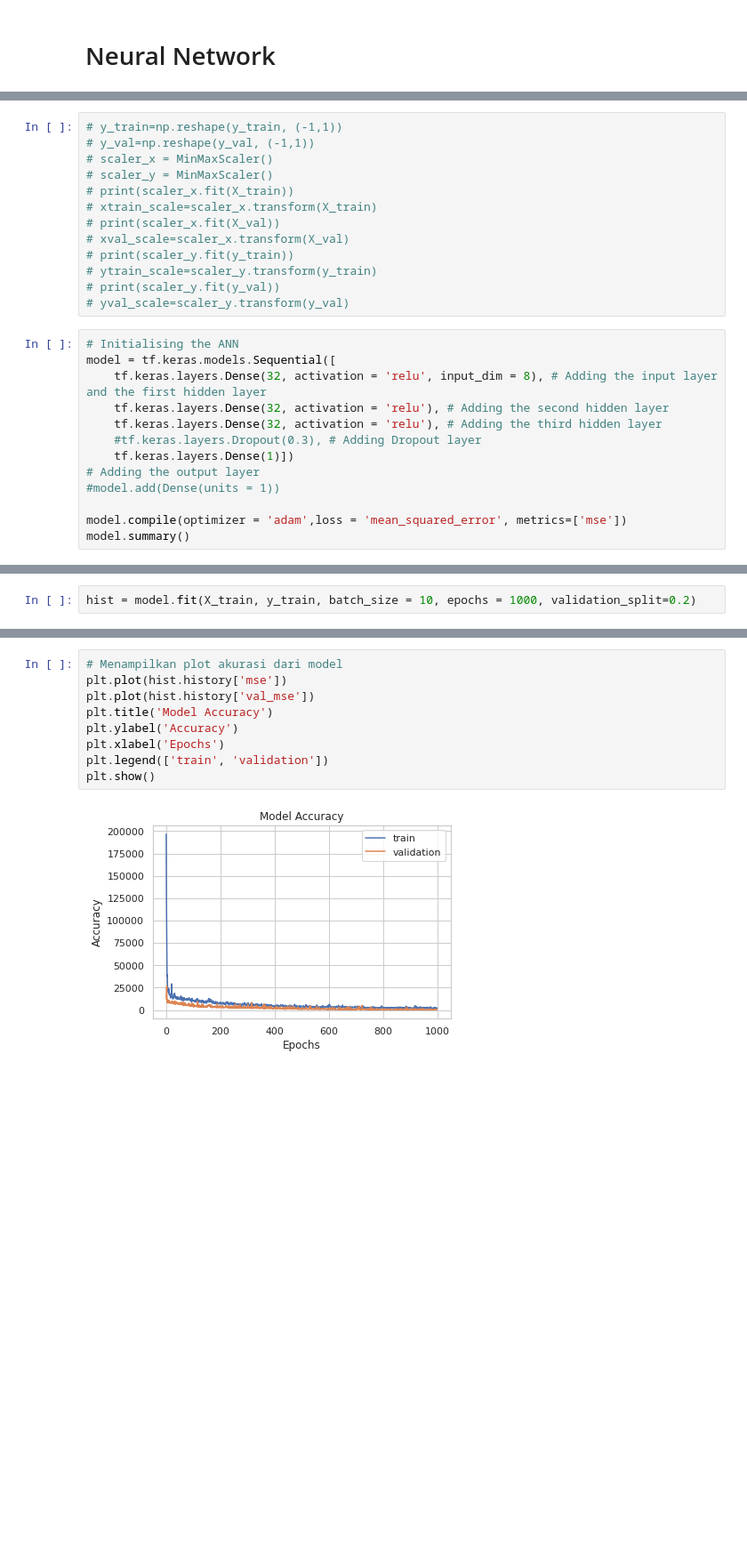
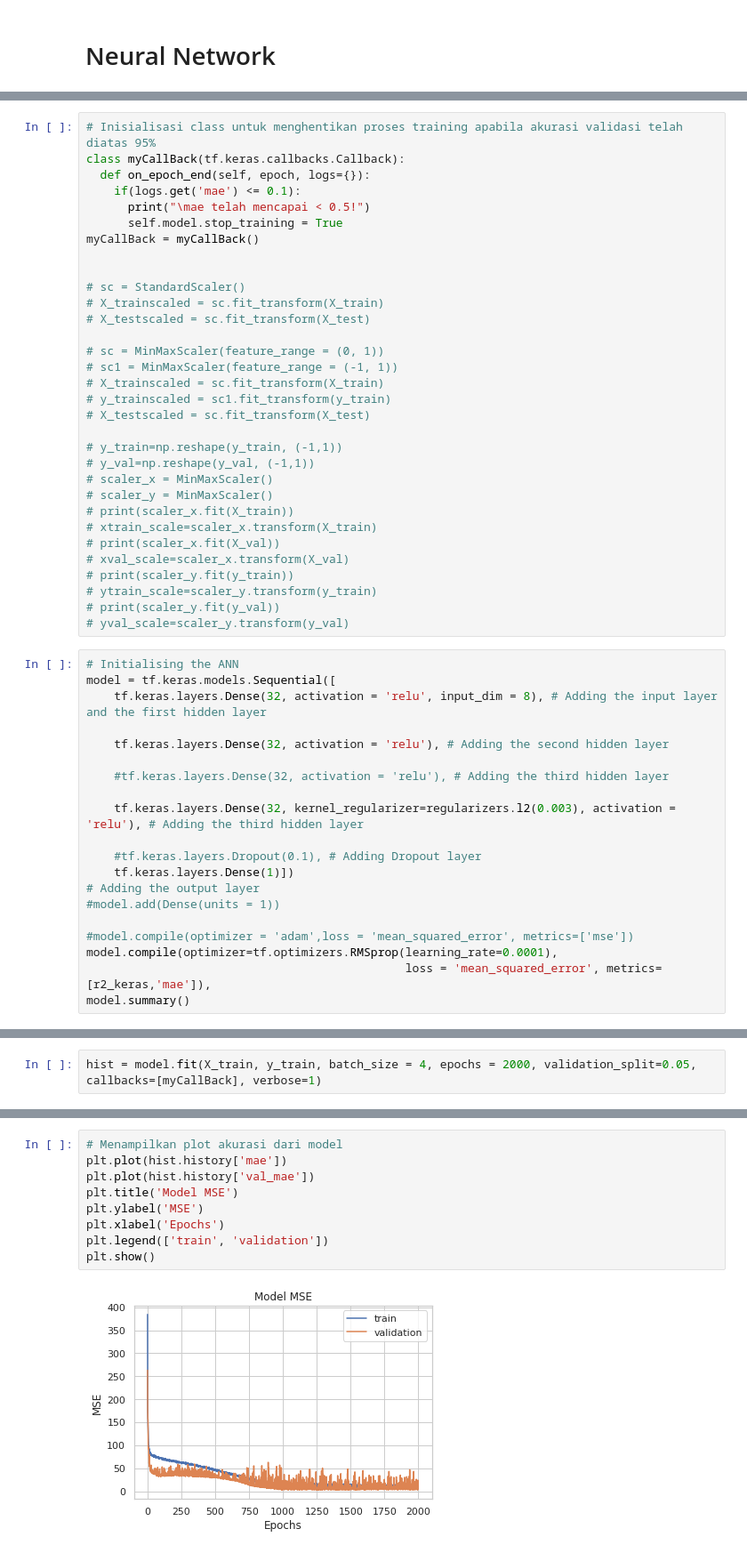
Before and after one commit to geadalfa/PrediksiWarna, a Jupyter notebook: Randomforest_NN.ipynb, the cells around one changed output, grey strips where cells are left out. Shown at 89% size. Cells and saved outputs as stored; diff of their text form; blank space fills up the shorter version.

```diff
--- a/Randomforest_NN.ipynb
+++ b/Randomforest_NN.ipynb
@@ -636,4 +645,23 @@ from sklearn.pipeline import Pipeline
 # %%
+# Inisialisasi class untuk menghentikan proses training apabila akurasi validasi telah diatas 95%
+class myCallBack(tf.keras.callbacks.Callback):
+  def on_epoch_end(self, epoch, logs={}):
+    if(logs.get('mae') <= 0.1):
+      print("\mae telah mencapai < 0.5!")
+      self.model.stop_training = True
+myCallBack = myCallBack()
+
+
+# sc = StandardScaler()
+# X_trainscaled = sc.fit_transform(X_train)
+# X_testscaled = sc.fit_transform(X_test)
+
+# sc = MinMaxScaler(feature_range = (0, 1))
+# sc1 = MinMaxScaler(feature_range = (-1, 1))
+# X_trainscaled = sc.fit_transform(X_train)
+# y_trainscaled = sc1.fit_transform(y_train)
+# X_testscaled = sc.fit_transform(X_test)
+
 # y_train=np.reshape(y_train, (-1,1))
 # y_val=np.reshape(y_val, (-1,1))
 # scaler_x = MinMaxScaler()
@@ -650,13 +678,20 @@ from sklearn.pipeline import Pipeline
 # Initialising the ANN
 model = tf.keras.models.Sequential([
     tf.keras.layers.Dense(32, activation = 'relu', input_dim = 8), # Adding the input layer and the first hidden layer
+
     tf.keras.layers.Dense(32, activation = 'relu'), # Adding the second hidden layer
-    tf.keras.layers.Dense(32, activation = 'relu'), # Adding the third hidden layer
-    #tf.keras.layers.Dropout(0.3), # Adding Dropout layer
+
+    #tf.keras.layers.Dense(32, activation = 'relu'), # Adding the third hidden layer
+
+    tf.keras.layers.Dense(32, kernel_regularizer=regularizers.l2(0.003), activation = 'relu'), # Adding the third hidden layer
+
+    #tf.keras.layers.Dropout(0.1), # Adding Dropout layer
     tf.keras.layers.Dense(1)])
 # Adding the output layer
 #model.add(Dense(units = 1))
 
-model.compile(optimizer = 'adam',loss = 'mean_squared_error', metrics=['mse'])
+#model.compile(optimizer = 'adam',loss = 'mean_squared_error', metrics=['mse'])
+model.compile(optimizer=tf.optimizers.RMSprop(learning_rate=0.0001),
+                                              loss = 'mean_squared_error', metrics=[r2_keras,'mae']),
 model.summary()
 # %% [output]
@@ -679,5 +712,5 @@ Trainable params: 2,433
 Non-trainable params: 0
 _________________________________________________________________
 # %%
-hist = model.fit(X_train, y_train, batch_size = 10, epochs = 1000, validation_split=0.2)
+hist = model.fit(X_train, y_train, batch_size = 4, epochs = 2000, validation_split=0.05, callbacks=[myCallBack], verbose=1)
 # %% [output]
@@ -712,13 +745,13 @@ plt.show()
 # %%
 # Menampilkan plot akurasi dari model
-plt.plot(hist.history['mse'])
-plt.plot(hist.history['val_mse'])
-plt.title('Model Accuracy')
-plt.ylabel('Accuracy')
+plt.plot(hist.history['mae'])
+plt.plot(hist.history['val_mae'])
+plt.title('Model MSE')
+plt.ylabel('MSE')
 plt.xlabel('Epochs')
 plt.legend(['train', 'validation'])
 plt.show()
 # %% [output]
-[figure, old version]
+[figure, new version]
 # %%
 y_pred = model.predict(X_test)
```
Also changed, not shown: parts of 17 cells of this notebook.
